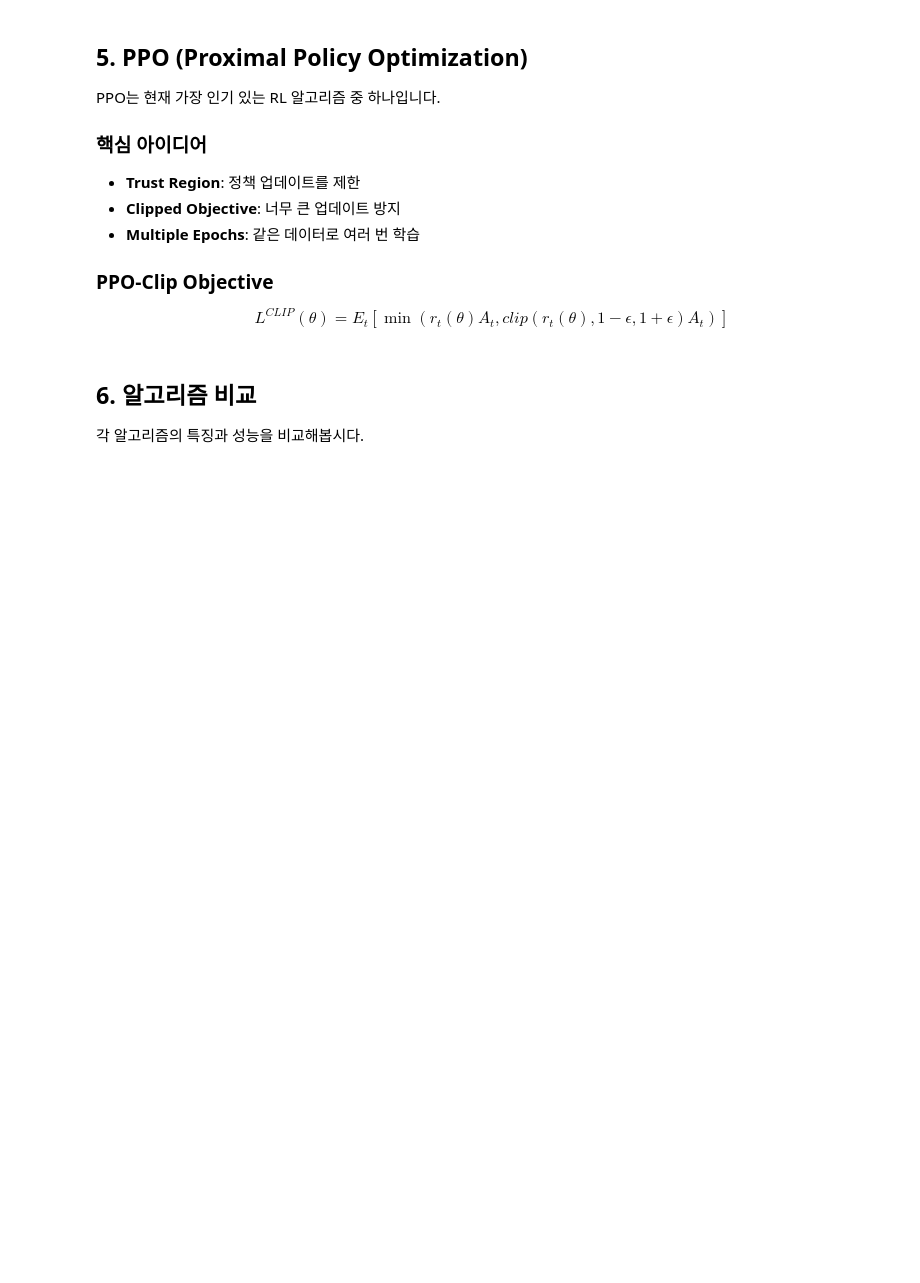
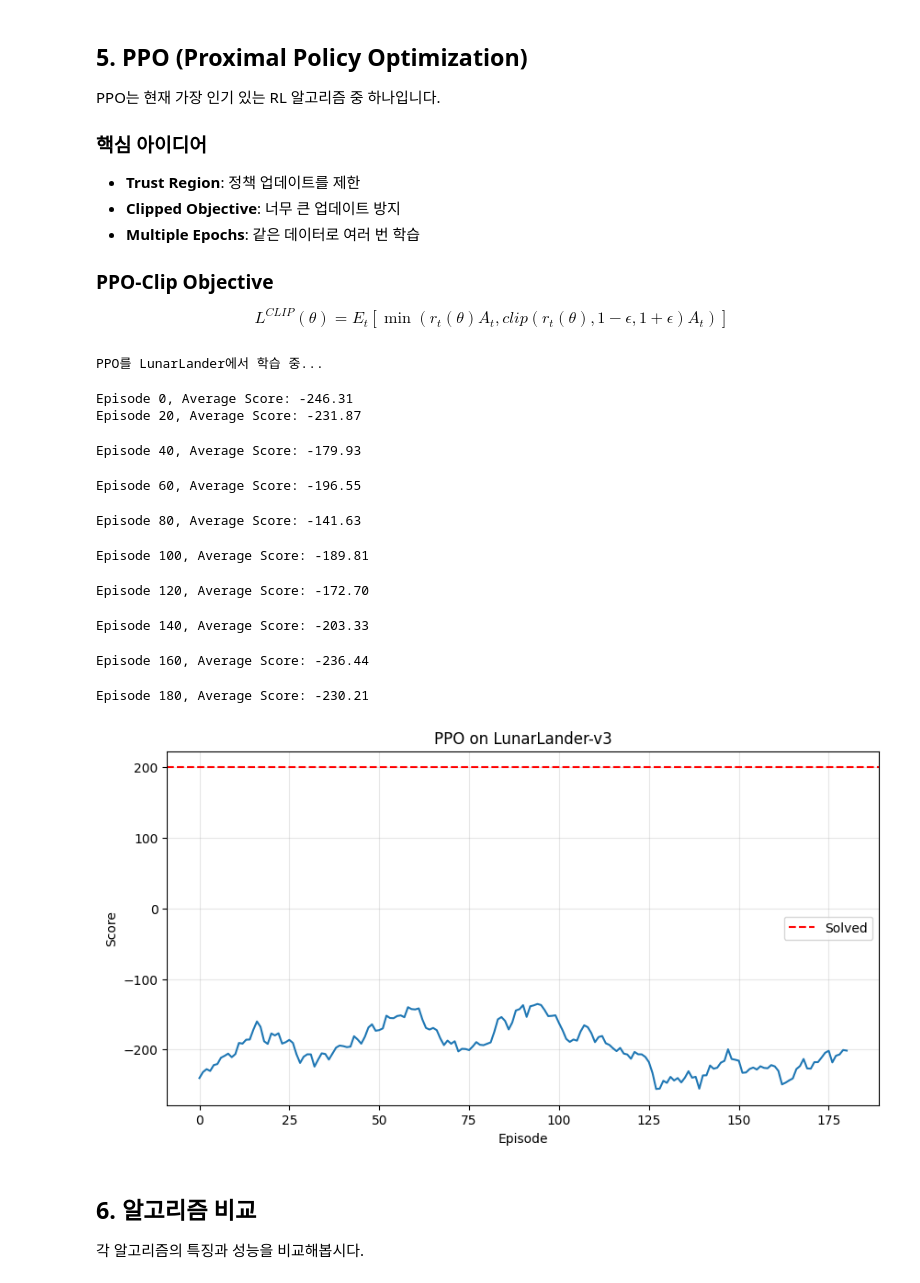
Before and after one commit to gd452/my-llm-lab, a Jupyter notebook: projects/llm_practice/07_reinforcement_learning/03_deep_rl.ipynb, the cells around one changed output. Cells and saved outputs as stored; diff of their text form; code cells hidden in the pictures; blank space fills up the shorter version.

```diff
--- a/projects/llm_practice/07_reinforcement_learning/03_deep_rl.ipynb
+++ b/projects/llm_practice/07_reinforcement_learning/03_deep_rl.ipynb
@@ -673,7 +706,7 @@ class PPO:
 
 # PPO 학습
 def train_ppo(n_episodes=300, update_interval=2000):
-    env = gym.make('LunarLander-v2', render_mode=None)
+    env = gym.make('LunarLander-v3', render_mode=None)
 
     state_dim = env.observation_space.shape[0]
     action_dim = env.action_space.n
@@ -699,34 +732,47 @@ def train_ppo(n_episodes=300, update_interval=2000):
 
             # 업데이트
             if steps % update_interval == 0:
                 agent.update()
 
             if done:
                 break
 
         scores.append(score)
 
         if episode % 20 == 0:
             avg_score = np.mean(scores[-20:])
             print(f"Episode {episode}, Average Score: {avg_score:.2f}")
 
     env.close()
     return agent, scores
 
 # 학습 실행
 print("\nPPO를 LunarLander에서 학습 중...")
 ppo_agent, ppo_scores = train_ppo(200)
 
 # 시각화
 plt.figure(figsize=(10, 5))
 plt.plot(np.convolve(ppo_scores, np.ones(20)/20, mode='valid'))
 plt.xlabel('Episode')
 plt.ylabel('Score')
-plt.title('PPO on LunarLander-v2')
+plt.title('PPO on LunarLander-v3')
 plt.axhline(y=200, color='r', linestyle='--', label='Solved')
 plt.legend()
 plt.grid(True, alpha=0.3)
 plt.show()
+# %% [output]
+PPO를 LunarLander에서 학습 중...
+Episode 0, Average Score: -246.31
+Episode 20, Average Score: -231.87
+Episode 40, Average Score: -179.93
+Episode 60, Average Score: -196.55
+Episode 80, Average Score: -141.63
+Episode 100, Average Score: -189.81
+Episode 120, Average Score: -172.70
+Episode 140, Average Score: -203.33
+Episode 160, Average Score: -236.44
+Episode 180, Average Score: -230.21
+[figure, added]
 # %% [markdown]
 ## 6. 알고리즘 비교
 
```
Also changed, not shown: parts of 6 cells of this notebook, 6 other files.
